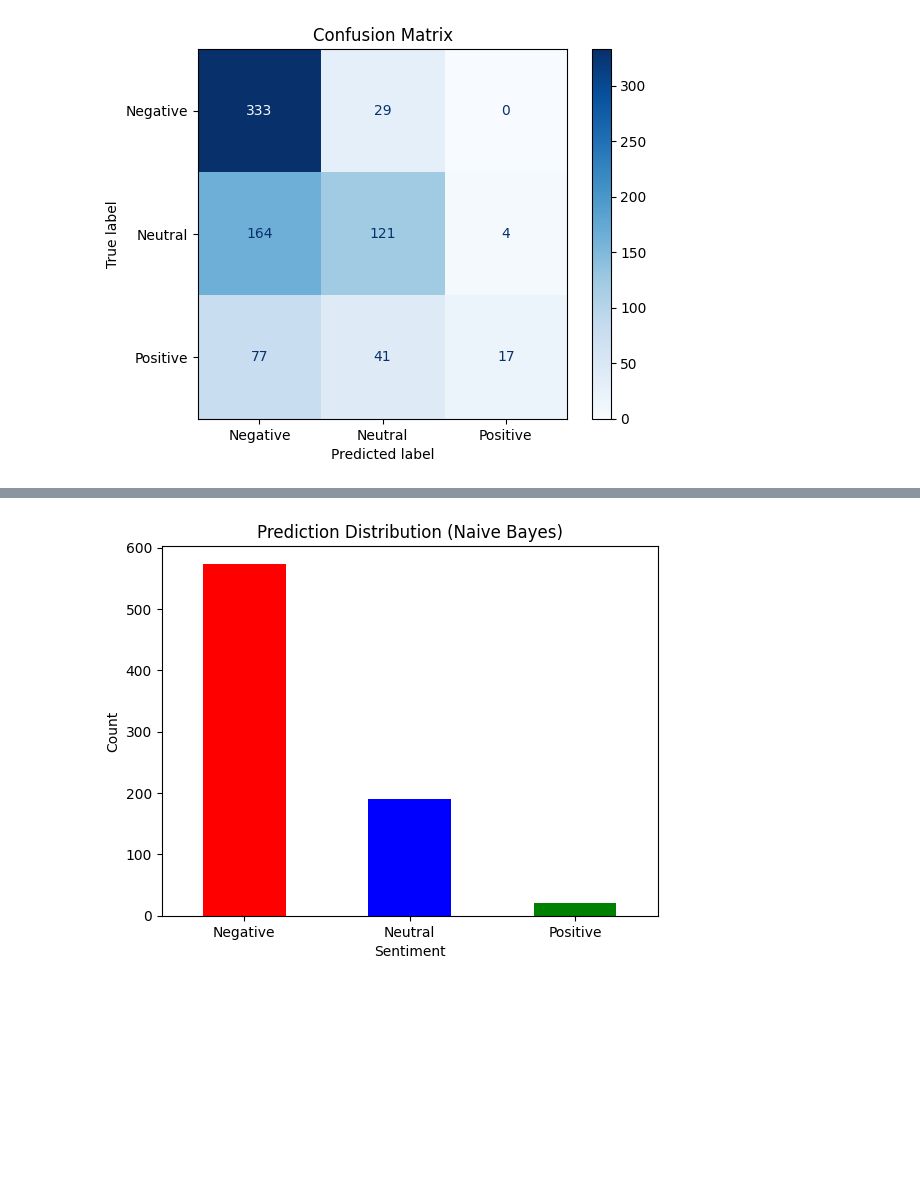
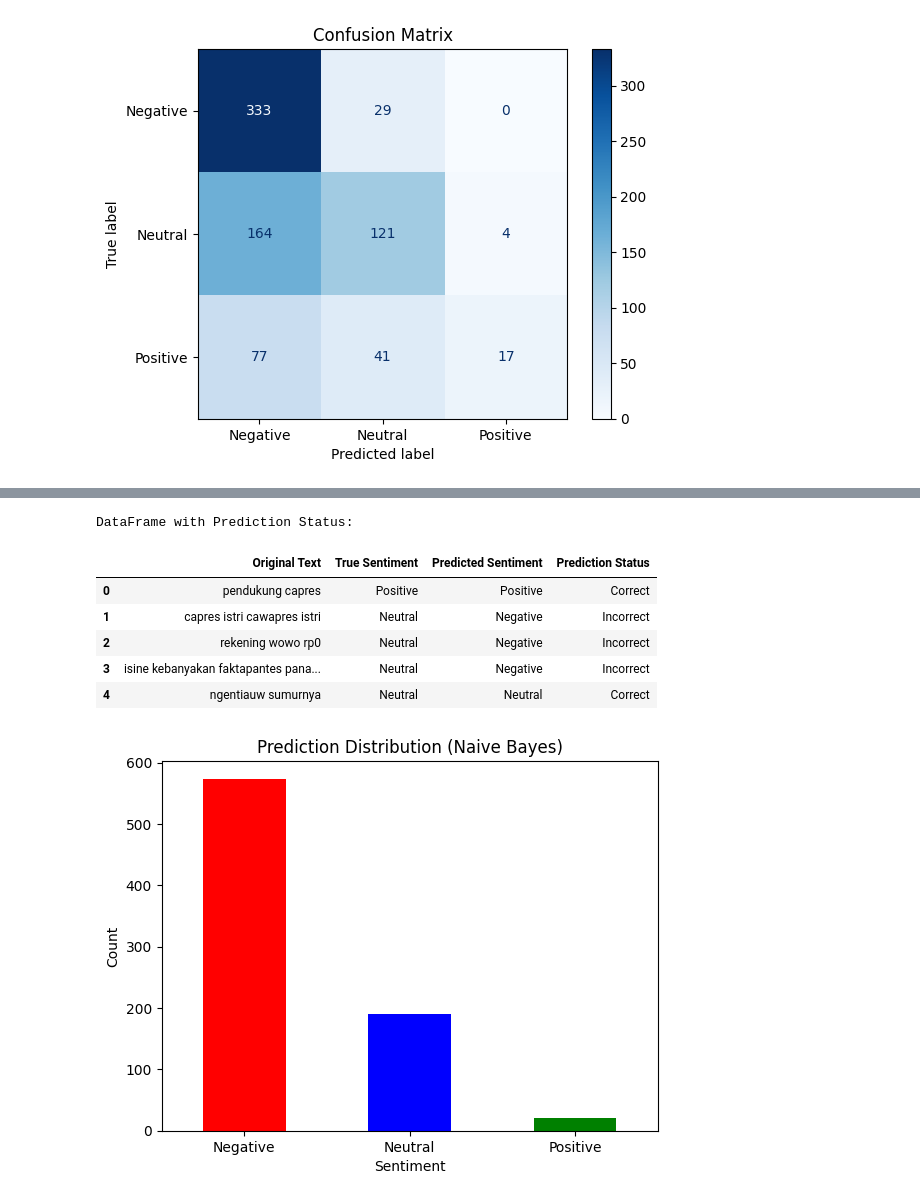
Before and after one commit to dika-maulidal/ml, a Jupyter notebook: Naive_Bayes_Classifier.ipynb, the cells around one changed output, grey strips where cells are left out. Drawn from its saved outputs; the diff is of its cells as text; code cells hidden in the pictures; blank space fills up the shorter version.

```diff
--- a/Naive_Bayes_Classifier.ipynb
+++ b/Naive_Bayes_Classifier.ipynb
@@ -187,3 +235,23 @@ plt.show()
+# %%
+# Menampilkan DataFrame lengkap dengan informasi tambahan
+results_with_difference = pd.DataFrame({
+    'Original Text': X_test.reset_index(drop=True),  # Teks asli dari data testing
+    'True Sentiment': y_test.values,                # Sentimen asli (label ground truth)
+    'Predicted Sentiment': y_pred,                  # Sentimen hasil prediksi
+    'Prediction Status': results['Difference']      # Status prediksi (Correct/Incorrect)
+})
+
+# Menampilkan 10 baris pertama untuk ditinjau
+print("\nDataFrame with Prediction Status:\n")
+results_with_difference.head()
+# %% [output]
+DataFrame with Prediction Status:
+|  | Original Text | True Sentiment | Predicted Sentiment | Prediction Status |
+| 0 | pendukung capres | Positive | Positive | Correct |
+| 1 | capres istri cawapres istri | Neutral | Negative | Incorrect |
+| 2 | rekening wowo rp0 | Neutral | Negative | Incorrect |
+| 3 | isine kebanyakan faktapantes pana... | Neutral | Negative | Incorrect |
+| 4 | ngentiauw sumurnya | Neutral | Neutral | Correct |
 # %%
 # Menambahkan hasil prediksi ke dalam data testing
 # Dimulai dengan membuat salinan dari data teks (X_test)
```
Also changed, not shown: parts of 10 cells of this notebook.
